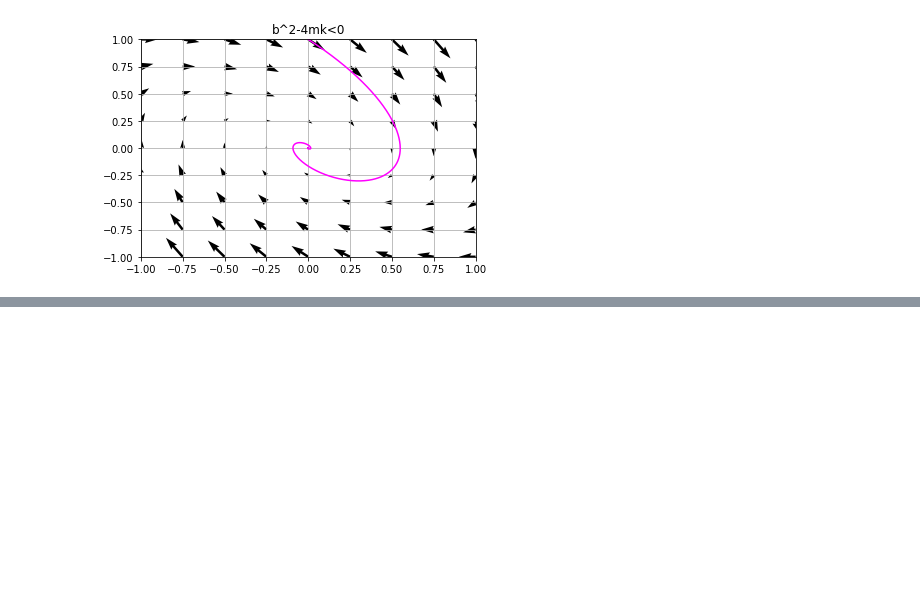
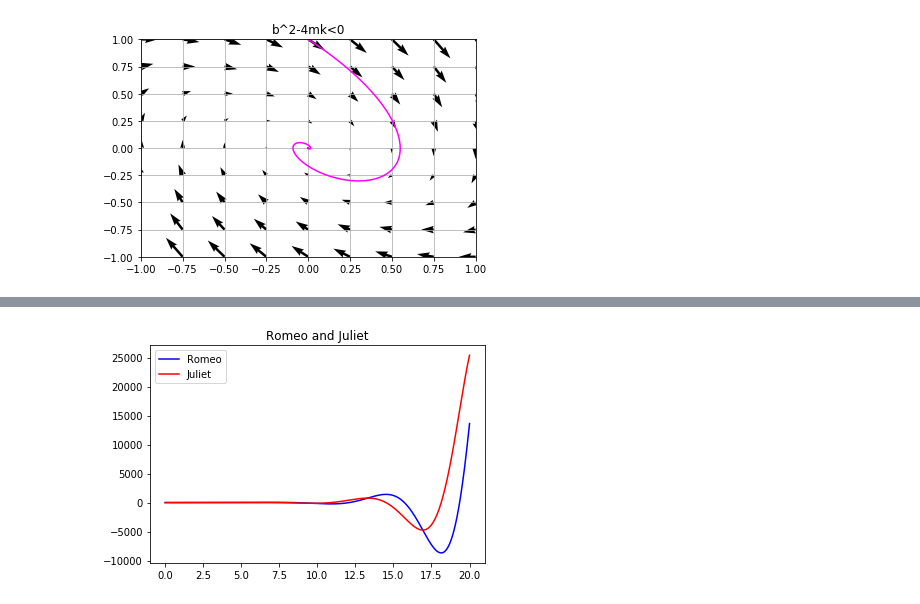
Before and after one commit to nkknj/strogatz, a Jupyter notebook: Chapter5_exercise.ipynb, the cells around one changed output, grey strips where cells are left out. Cells and saved outputs as stored; diff of their text form; code cells hidden in the pictures; blank space fills up the shorter version.

```diff
--- a/Chapter5_exercise.ipynb
+++ b/Chapter5_exercise.ipynb
@@ -944,0 +906,37 @@ n_unstable_spiral=0.1464767
+# %%
+#5.3.2
+#不安定スパイラル
+
+A=np.array([
+    [0, 1],
+    [-1, 1]
+])
+
+RJ=np.array([1, 0]).reshape(2, 1) # (R, J).T の初期条件
+dt=0.001
+Tmax=20
+T=np.arange(0, Tmax, dt)
+
+for t in T:
+    x=RJ[:, -1]
+
+    #Runge-Kutta method
+    k1=np.dot(A, x)
+    temp=x+k1*dt/2
+    k2=np.dot(A, temp)
+    temp=x+k2*dt/2
+    k3=np.dot(A, temp)
+    temp=x+k3*dt
+    k4=np.dot(A, temp)
+    x=x+(k1+2*k2+2*k3+k4)*dt/6
+
+    RJ=np.c_[RJ, x.reshape(2, 1)]
+    t+=dt
+
+plt.plot(np.arange(0, Tmax+dt, dt), RJ[0], color='b', label='Romeo')
+plt.plot(np.arange(0, Tmax+dt, dt), RJ[1], color='r', label='Juliet')
+plt.legend()
+plt.title('Romeo and Juliet')
+plt.show()
+# %% [output]
+[figure, added]
```
Also changed, not shown: parts of 6 cells of this notebook.
